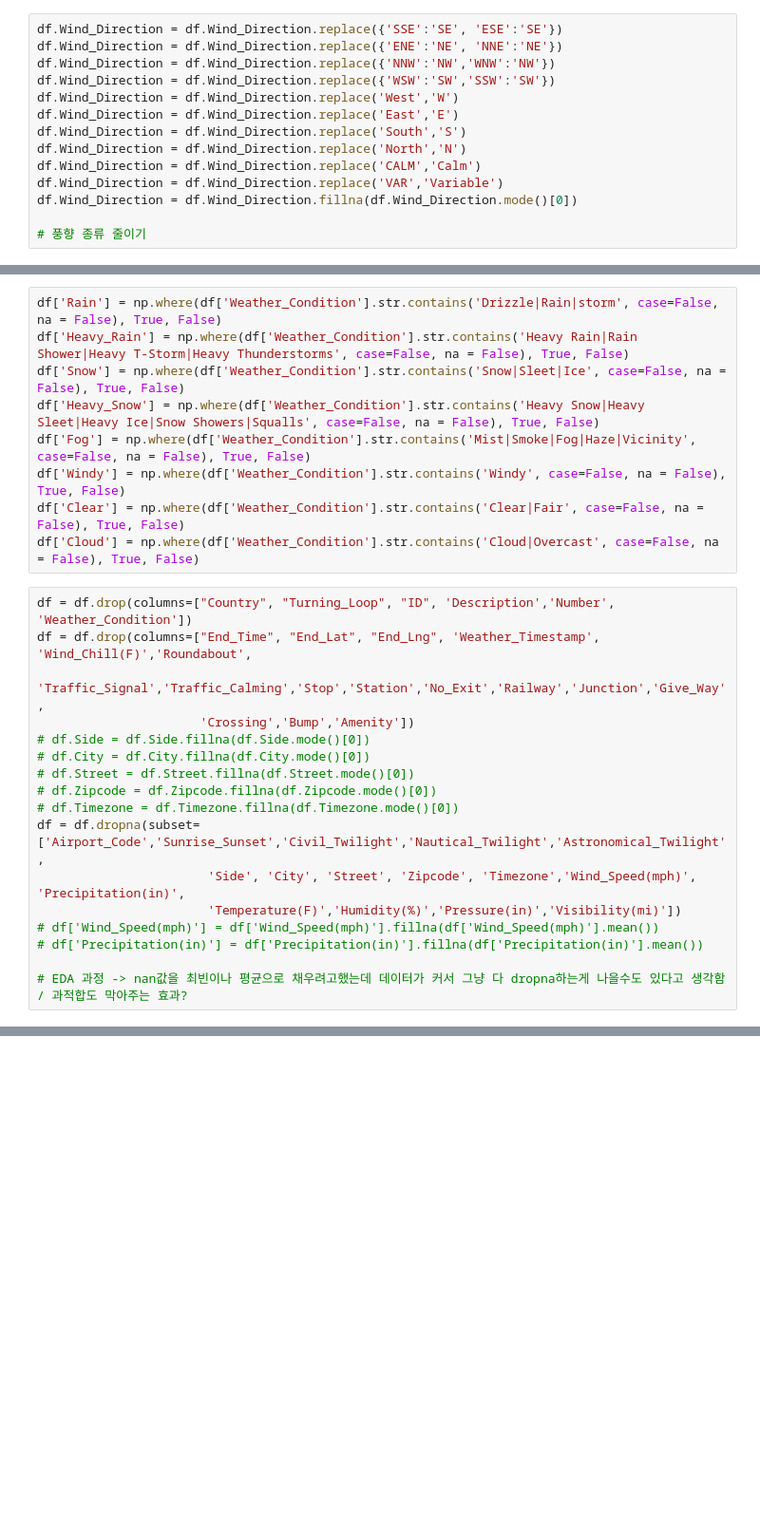
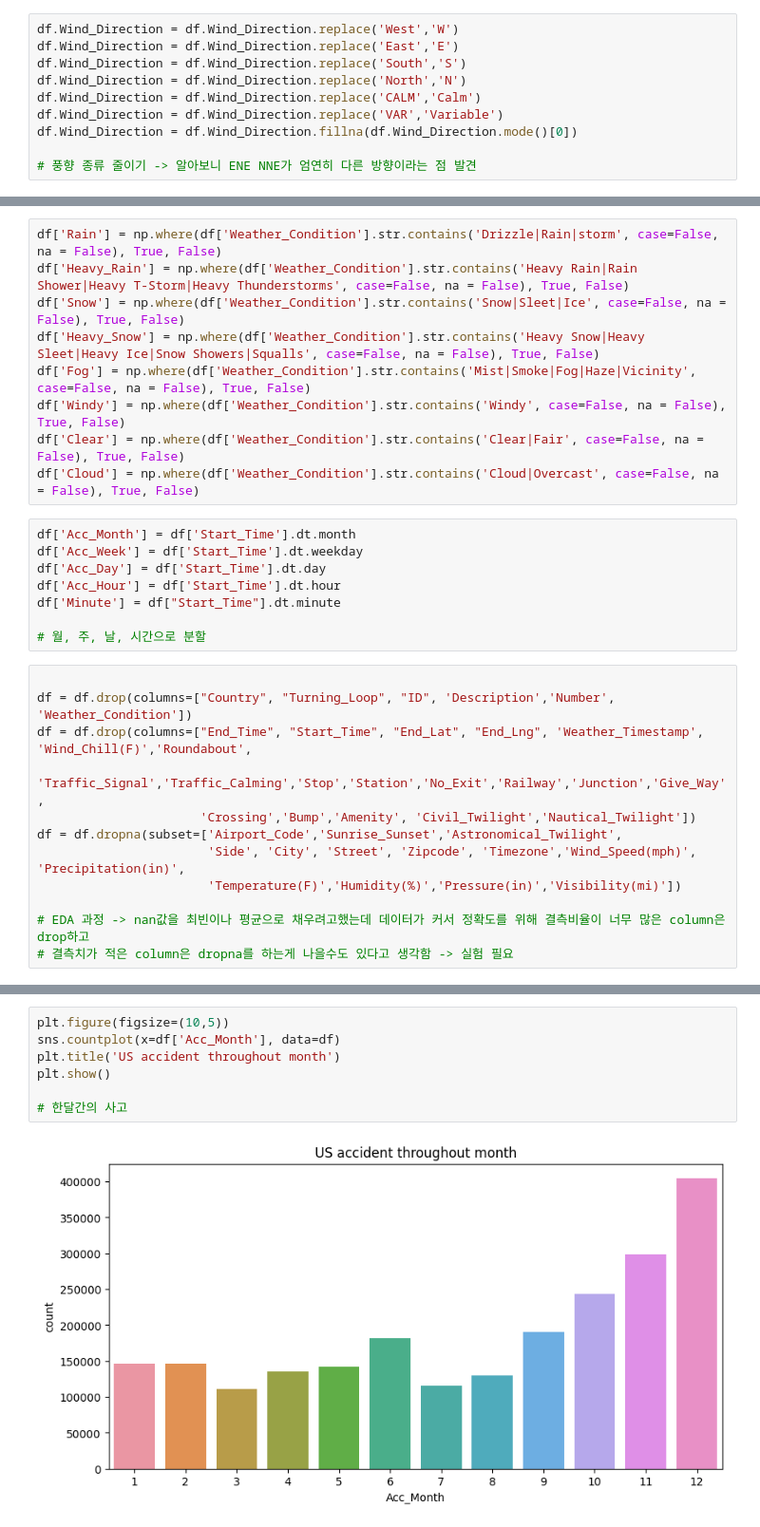
Before and after one commit to leekyungshin/section2_project, a Jupyter notebook: section2_project.ipynb, the cells around one changed output, grey strips where cells are left out. Shown at 95% size. Cells and saved outputs as stored; diff of their text form; blank space fills up the shorter version.

```diff
--- a/section2_project.ipynb
+++ b/section2_project.ipynb
@@ -137,10 +131,6 @@ array(['SW', 'Calm', 'WSW', 'WNW', 'West', 'NNW', 'South', 'W', 'NW',
        'North', 'SSE', 'SSW', 'ESE', 'SE', nan, 'East', 'Variable', 'NNE',
        'NE', 'ENE', 'CALM', 'S', 'VAR', 'N', 'E'], dtype=object)
 # %%
-df.Wind_Direction = df.Wind_Direction.replace({'SSE':'SE', 'ESE':'SE'})
-df.Wind_Direction = df.Wind_Direction.replace({'ENE':'NE', 'NNE':'NE'})
-df.Wind_Direction = df.Wind_Direction.replace({'NNW':'NW','WNW':'NW'})
-df.Wind_Direction = df.Wind_Direction.replace({'WSW':'SW','SSW':'SW'})
 df.Wind_Direction = df.Wind_Direction.replace('West','W')
 df.Wind_Direction = df.Wind_Direction.replace('East','E')
 df.Wind_Direction = df.Wind_Direction.replace('South','S')
@@ -149,7 +139,7 @@ df.Wind_Direction = df.Wind_Direction.replace('CALM','Calm')
 df.Wind_Direction = df.Wind_Direction.replace('VAR','Variable')
 df.Wind_Direction = df.Wind_Direction.fillna(df.Wind_Direction.mode()[0])
 
-# 풍향 종류 줄이기
+# 풍향 종류 줄이기 -> 알아보니 ENE NNE가 엄연히 다른 방향이라는 점 발견
 # %%
 df['Wind_Direction'].unique()
 
@@ -271,22 +262,25 @@ df['Fog'] = np.where(df['Weather_Condition'].str.contains('Mist|Smoke|Fog|Haze|V
 df['Windy'] = np.where(df['Weather_Condition'].str.contains('Windy', case=False, na = False), True, False)
 df['Clear'] = np.where(df['Weather_Condition'].str.contains('Clear|Fair', case=False, na = False), True, False)
 df['Cloud'] = np.where(df['Weather_Condition'].str.contains('Cloud|Overcast', case=False, na = False), True, False)
+# %%
+df['Acc_Month'] = df['Start_Time'].dt.month
+df['Acc_Week'] = df['Start_Time'].dt.weekday
+df['Acc_Day'] = df['Start_Time'].dt.day
+df['Acc_Hour'] = df['Start_Time'].dt.hour
+df['Minute'] = df["Start_Time"].dt.minute
+
+# 월, 주, 날, 시간으로 분할
 # %%
+
 df = df.drop(columns=["Country", "Turning_Loop", "ID", 'Description','Number', 'Weather_Condition'])
-df = df.drop(columns=["End_Time", "End_Lat", "End_Lng", 'Weather_Timestamp', 'Wind_Chill(F)','Roundabout',
+df = df.drop(columns=["End_Time", "Start_Time", "End_Lat", "End_Lng", 'Weather_Timestamp', 'Wind_Chill(F)','Roundabout',
                       'Traffic_Signal','Traffic_Calming','Stop','Station','No_Exit','Railway','Junction','Give_Way',
-                      'Crossing','Bump','Amenity'])
-# df.Side = df.Side.fillna(df.Side.mode()[0])
-# df.City = df.City.fillna(df.City.mode()[0])
-# df.Street = df.Street.fillna(df.Street.mode()[0])
-# df.Zipcode = df.Zipcode.fillna(df.Zipcode.mode()[0])
-# df.Timezone = df.Timezone.fillna(df.Timezone.mode()[0])
-df = df.dropna(subset=['Airport_Code','Sunrise_Sunset','Civil_Twilight','Nautical_Twilight','Astronomical_Twilight',
+                      'Crossing','Bump','Amenity', 'Civil_Twilight','Nautical_Twilight'])
+df = df.dropna(subset=['Airport_Code','Sunrise_Sunset','Astronomical_Twilight',
                        'Side', 'City', 'Street', 'Zipcode', 'Timezone','Wind_Speed(mph)', 'Precipitation(in)',
                        'Temperature(F)','Humidity(%)','Pressure(in)','Visibility(mi)'])
-# df['Wind_Speed(mph)'] = df['Wind_Speed(mph)'].fillna(df['Wind_Speed(mph)'].mean())
-# df['Precipitation(in)'] = df['Precipitation(in)'].fillna(df['Precipitation(in)'].mean())
 
-# EDA 과정 -> nan값을 최빈이나 평균으로 채우려고했는데 데이터가 커서 그냥 다 dropna하는게 나을수도 있다고 생각함 / 과적합도 막아주는 효과?
+# EDA 과정 -> nan값을 최빈이나 평균으로 채우려고했는데 데이터가 커서 정확도를 위해 결측비율이 너무 많은 column은 drop하고
+# 결측치가 적은 column은 dropna를 하는게 나을수도 있다고 생각함 -> 실험 필요
 # %%
 df['Severity'].value_counts(normalize=True).plot.pie(autopct="%.3f%%")
@@ -358,0 +346,9 @@ plt.show()
+# %%
+plt.figure(figsize=(10,5))
+sns.countplot(x=df['Acc_Month'], data=df)
+plt.title('US accident throughout month')
+plt.show()
+
+# 한달간의 사고
+# %% [output]
+[figure, added]
```
Also changed, not shown: parts of 44 cells of this notebook.
